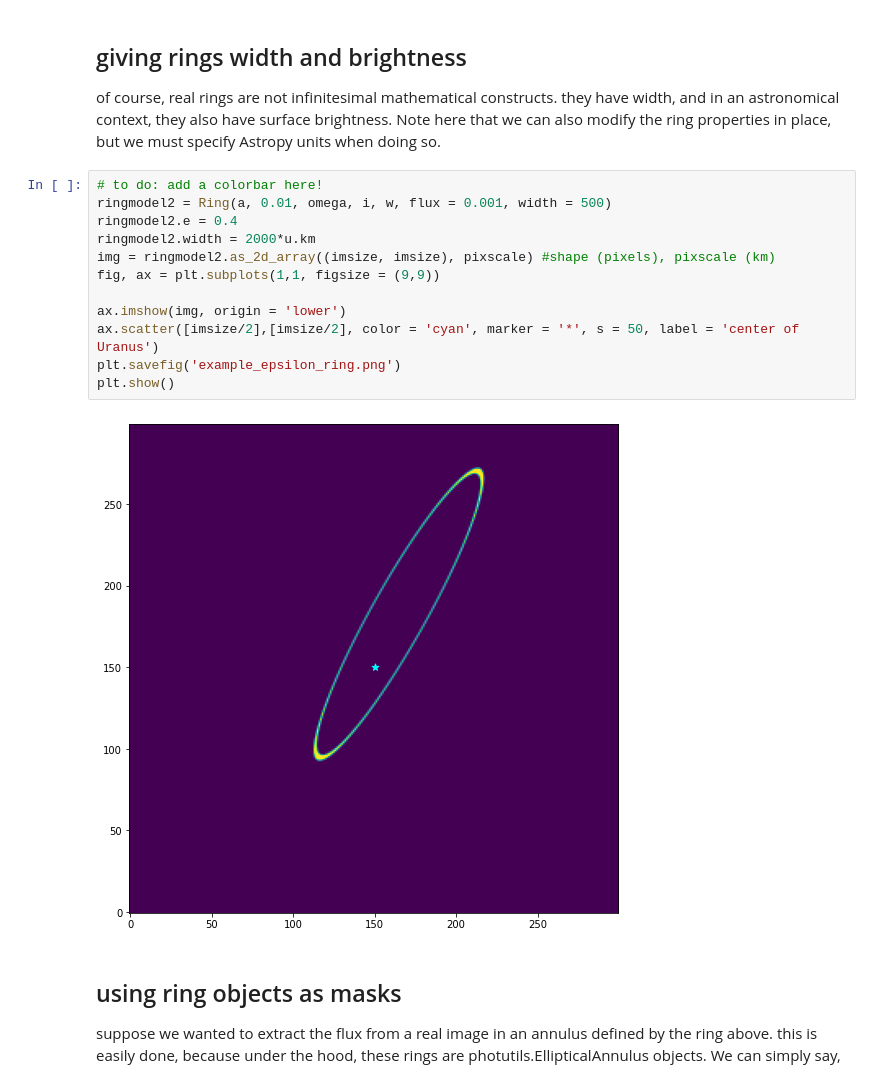
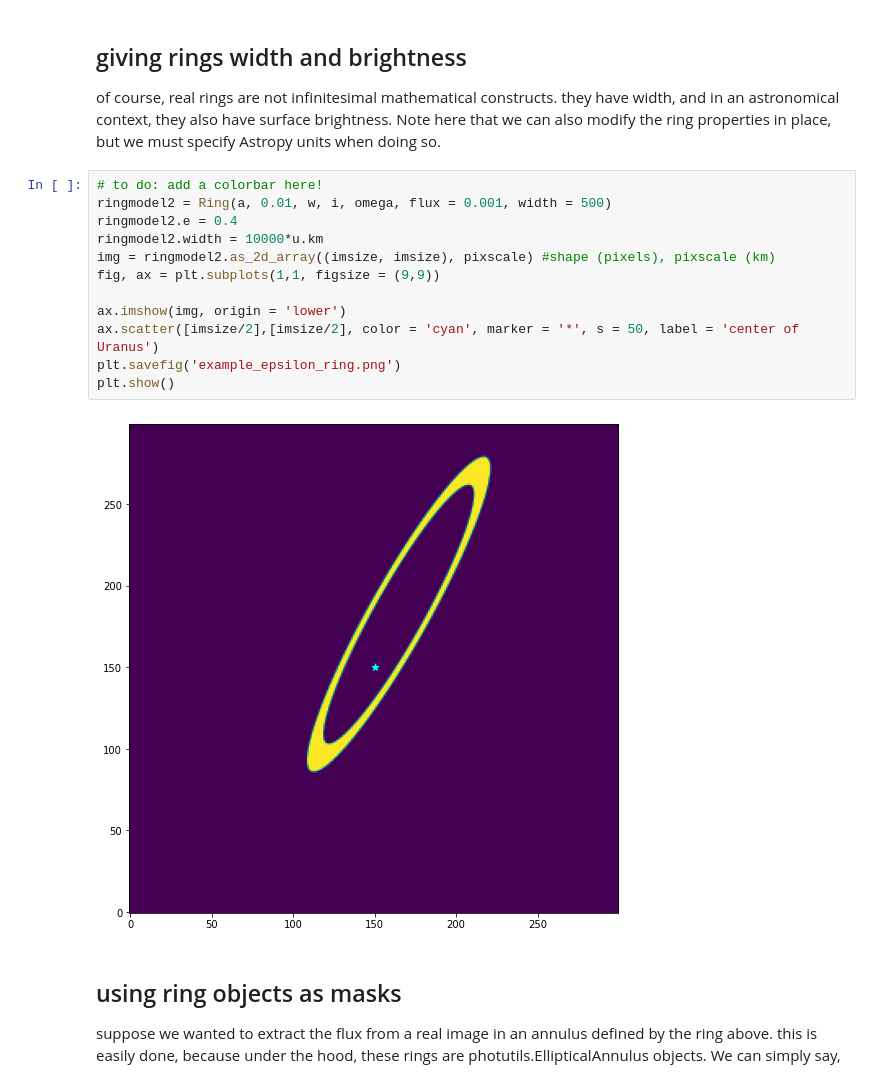
Before and after one commit to emolter/pylanetary, a Jupyter notebook: notebooks/ring-system-modeling-tutorial.ipynb, the cells around one changed output. Drawn from its saved outputs; the diff is of its cells as text.

```diff
--- a/notebooks/ring-system-modeling-tutorial.ipynb
+++ b/notebooks/ring-system-modeling-tutorial.ipynb
@@ -43,18 +43,18 @@ plt.show()
 of course, real rings are not infinitesimal mathematical constructs. they have width, and in an astronomical context, they also have surface brightness. Note here that we can also modify the ring properties in place, but we must specify Astropy units when doing so.
 # %%
 # to do: add a colorbar here!
-ringmodel2 = Ring(a, 0.01, omega, i, w, flux = 0.001, width = 500)
+ringmodel2 = Ring(a, 0.01, w, i, omega, flux = 0.001, width = 500)
 ringmodel2.e = 0.4
-ringmodel2.width = 2000*u.km
+ringmodel2.width = 10000*u.km
 img = ringmodel2.as_2d_array((imsize, imsize), pixscale) #shape (pixels), pixscale (km)
 fig, ax = plt.subplots(1,1, figsize = (9,9))
 
 ax.imshow(img, origin = 'lower')
 ax.scatter([imsize/2],[imsize/2], color = 'cyan', marker = '*', s = 50, label = 'center of Uranus')
 plt.savefig('example_epsilon_ring.png')
 plt.show()
 # %% [output]
-[figure, old version]
+[figure, new version]
 # %% [markdown]
 ## using ring objects as masks
 
```
Also changed, not shown: parts of 17 cells of this notebook, 15 other files.
